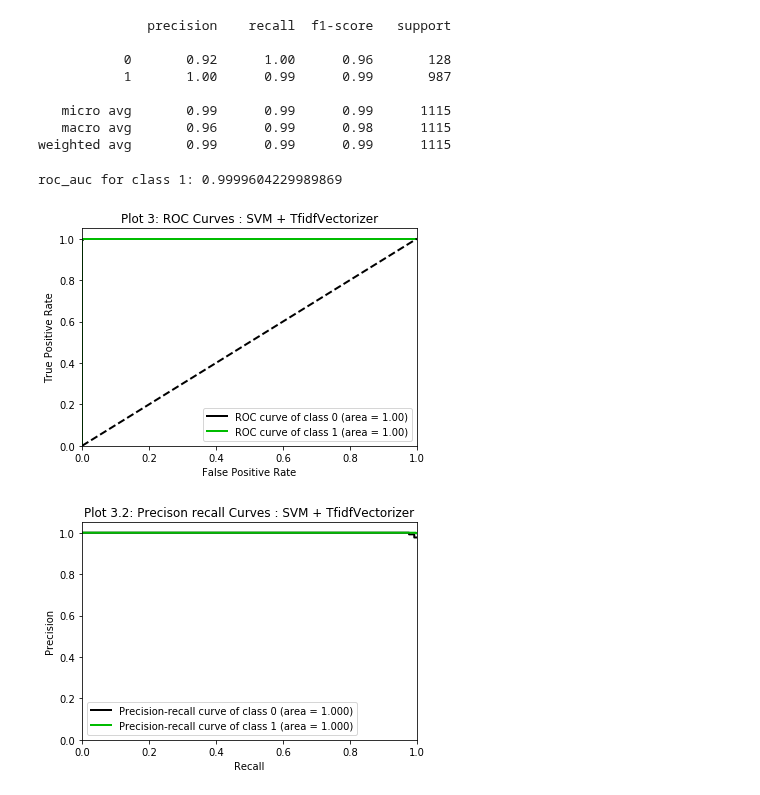
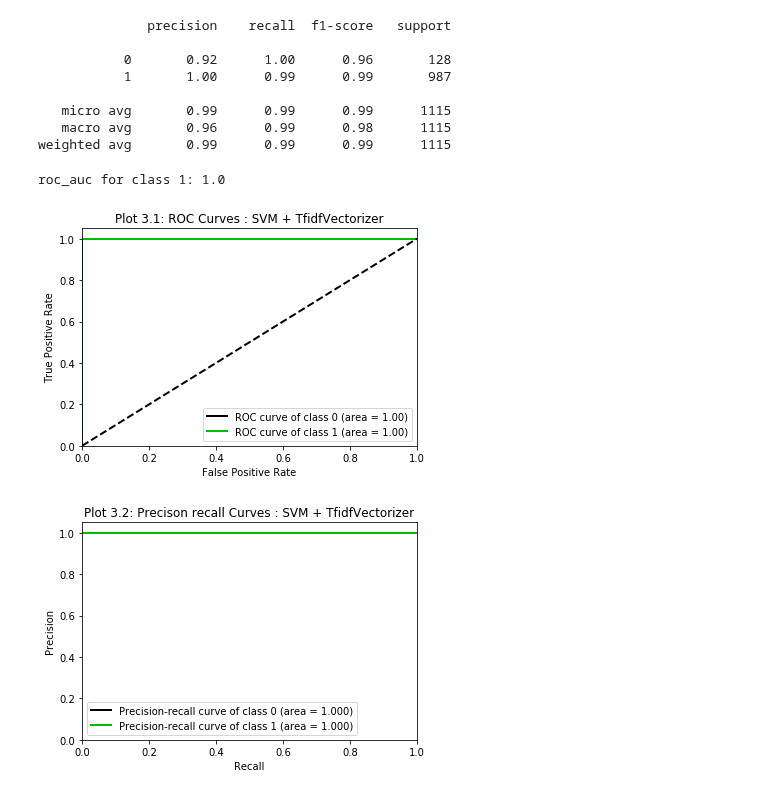
Before and after one commit to ECS171-Project/Final-project, a Jupyter notebook: SVC and KNN.ipynb, the cells around one changed output. Cells and saved outputs as stored; diff of their text form; code cells hidden in the pictures.

```diff
--- a/SVC and KNN.ipynb
+++ b/SVC and KNN.ipynb
@@ -368,8 +368,8 @@ M2 = KNeighborsClassifier(n_neighbors = 5, weights = 'distance')
 M3 = SVC(C = 2, kernel = 'linear',probability=True)
 M4 = KNeighborsClassifier(n_neighbors = 15, weights = 'distance')
 # %%
-def plot_roc(model,y_pred, plot_title):
-    probas_= model.fit(X_tr, y_tr).predict_proba(X_te)
+def plot_roc(model,y_pred, plot_title, x_tr, y_tr, x_te):
+    probas_= model.fit(x_tr, y_tr).predict_proba(x_te)
     print("roc_auc for class 1:", metrics.roc_auc_score(y_pred,probas_[:,1]))
     scikitplot.metrics.plot_roc(y_pred, probas_,
                             title = plot_title,
@@ -473,8 +473,8 @@ print(classification_report(pre3, y_te2))
    macro avg       0.96      0.99      0.98      1115
 weighted avg       0.99      0.99      0.99      1115
 # %%
-plot_roc(M3,pre3, "Plot 3.1: ROC Curves : SVM + TfidfVectorizer")
+plot_roc(M3,pre3, "Plot 3.1: ROC Curves : SVM + TfidfVectorizer",X_tr2,y_tr2, X_te2)
 # %% [output]
-roc_auc for class 1: 0.9999604229989869
+roc_auc for class 1: 1.0
-[figure, old version]
+[figure, new version]
 # %%
```
Also changed, not shown: parts of 9 cells of this notebook.
